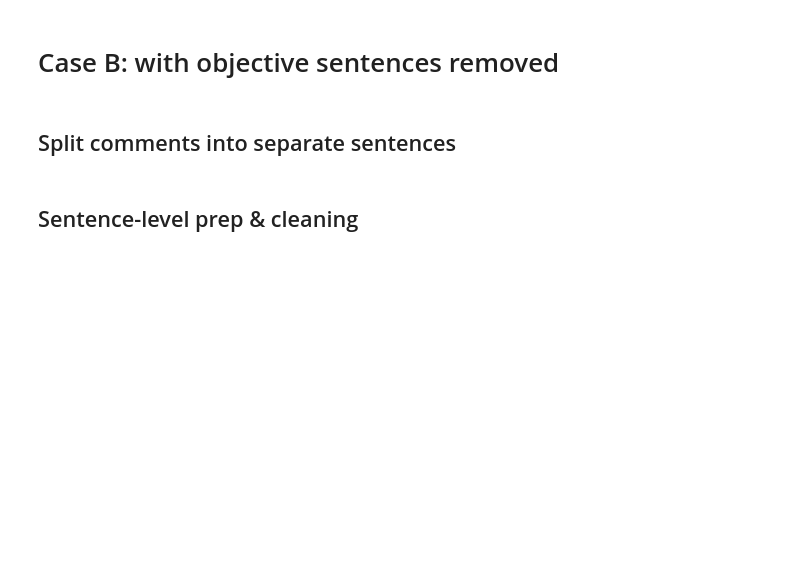
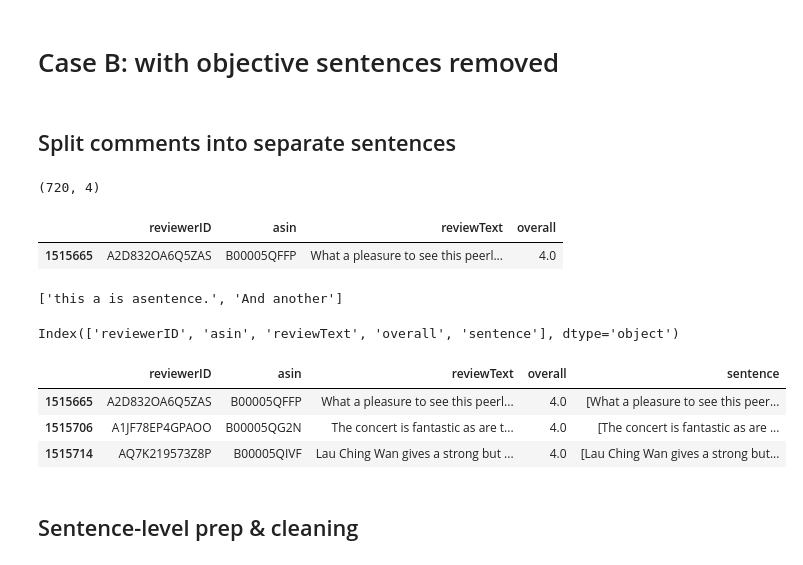
Before and after one commit to j-gd/movie_mood, a Jupyter notebook: src/ab_testing_dev/B_testing.ipynb, the cells around one changed output. Cells and saved outputs as stored; diff of their text form; code cells hidden in the pictures; blank space fills up the shorter version.

```diff
--- a/src/ab_testing_dev/B_testing.ipynb
+++ b/src/ab_testing_dev/B_testing.ipynb
@@ -53,7 +56,7 @@ train_test_dic0 = pickle.load(pickle_in)
 # %% [markdown]
 ## Subsample
 # %%
-SAMPLE_FRACTION = 0.4
+SAMPLE_FRACTION = 0.01
 # %%
 train_test_dic = {'train': {}, 'test':{}}
 # %%
@@ -358,15 +363,32 @@ res_df
 ## Split comments into separate sentences
 # %%
 test_reviews.shape
+# %% [output]
+(720, 4)
 # %%
 test_reviews.head(1)
+# %% [output]
+|  | reviewerID | asin | reviewText | overall |
+| 1515665 | A2D832OA6Q5ZAS | B00005QFFP | What a pleasure to see this peerl... | 4.0 |
 # %%
 from nltk.tokenize import sent_tokenize
-test_reviews['sentence'] = test_reviews['reviewText'].map(sent_tokenize)
+test_reviews['sentence'] = test_reviews['reviewText'].map(lambda textsent_tokenize)
+# %%
+sent_tokenize('this a is asentence. And another')
+# %% [output]
+['this a is asentence.', 'And another']
 # %%
 test_reviews.columns
+# %% [output]
+Index(['reviewerID', 'asin', 'reviewText', 'overall', 'sentence'], dtype='object')
 # %%
 # test_reviews.drop(['summary'], axis=1, inplace=True)
+test_reviews.head(3)
+# %% [output]
+|  | reviewerID | asin | reviewText | overall | sentence |
+| 1515665 | A2D832OA6Q5ZAS | B00005QFFP | What a pleasure to see this peerl... | 4.0 | [What a pleasure to see this peer... |
+| 1515706 | A1JF78EP4GPAOO | B00005QG2N | The concert is fantastic as are t... | 4.0 | [The concert is fantastic as are ... |
+| 1515714 | AQ7K219573Z8P | B00005QIVF | Lau Ching Wan gives a strong but ... | 4.0 | [Lau Ching Wan gives a strong but... |
 # %%
 test_reviews.shape
 # %%
```
Also changed, not shown: parts of 3 cells of this notebook, 2 other files.
